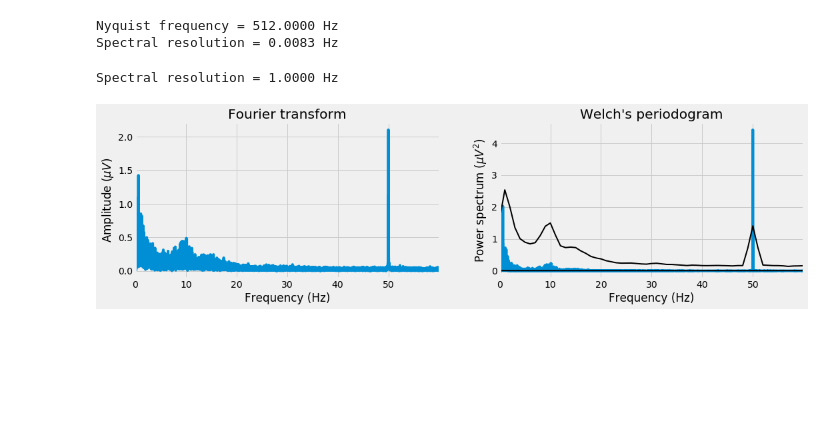
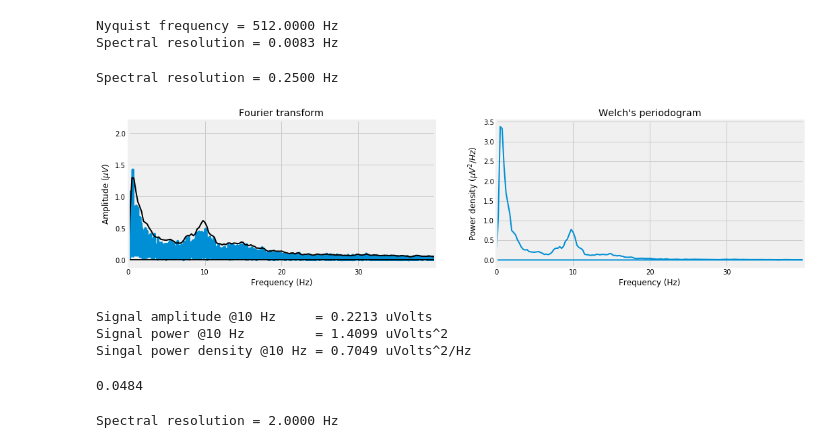
Before and after one commit to OrielBanne/myIPythonNotebooks, a Jupyter notebook: Signal_Processing/EEG example.ipynb, the cells around one changed output. Drawn from its saved outputs; the diff is of its cells as text; code cells hidden in the pictures; blank space fills up the shorter version.

Commit message:
modify Welch to account for densities

```diff
--- a/Signal_Processing/EEG example.ipynb
+++ b/Signal_Processing/EEG example.ipynb
@@ -47,49 +44,67 @@ Text(0.5, 0, 'Time (sec)')
 FourierCoeff = np.fft.fft(eeg)/eeg.size
 DC = [np.abs(FourierCoeff[0])]
 amp = np.concatenate((DC, 2*np.abs(FourierCoeff[1:])))
-power = np.power(amp,2)
 
 # compute frequencies vector until half the sampling rate
-Nyquist = sr/2.
+Nyquist = sr/2
 print('Nyquist frequency = %2.4f Hz'%Nyquist)
 Nsamples = int( math.floor(eeg.size/2) )
 hz = np.linspace(0, Nyquist, num = Nsamples + 1 )
+dhz = hz[1]
 print('Spectral resolution = %2.4f Hz'%hz[1])
 # %% [output]
 Nyquist frequency = 512.0000 Hz
 Spectral resolution = 0.0083 Hz
 # %%
 # Perform Welch's periodogram
-segment = int( sr)
+segment = int( sr*4 )
 myhann = signal.get_window('hann', segment)
 
 myparams = dict(fs = sr, nperseg = segment, window = myhann, noverlap = segment/2, scaling = 'spectrum', return_onesided = False)
 freq, ps = signal.welch(x = eeg, **myparams)# units uV**2
+ps = ps
+
+myparams2 = dict(fs = sr, nperseg = segment, window = myhann, noverlap = segment/2, scaling = 'density', return_onesided = False)
+freq, psd = signal.welch(x = eeg, **myparams)# units uV**2/Hz
+
+dHz = freq[1]
 print('Spectral resolution = %2.4f Hz'%freq[1])
 # %% [output]
-Spectral resolution = 1.0000 Hz
+Spectral resolution = 0.2500 Hz
 # %%
 # Plot the power spectrum
 
 fig, ax = plt.subplots(1, 2, figsize=(16, 4))
 
 ax[0].set_title("Fourier transform")
 ax[0].plot(hz,amp[:len(hz)])#, use_line_collection = True)
+ax[0].plot(freq, np.sqrt(ps/2), color='k', lw=2)
 ax[0].set_ylabel('Amplitude ($\mu V$)')
 
 ax[1].set_title("Welch's periodogram")
-ax[1].plot(hz,power[:len(hz)], color='C0')#, use_line_collection = True)
-ax[1].plot(freq, np.sqrt(ps), color='k', lw=2) # multiply by 2 the amplitudes to have the negative frequencies
-ax[1].set_ylabel('Power spectrum ($\mu V^2$)')
-
+ax[1].plot(freq, psd, color='C0', lw=2)#, use_line_collection = True)
+ax[1].set_ylabel('Power density ($\mu V^2/Hz$)')
 
 for myax in ax:
     myax.set_xlabel('Frequency (Hz)')
-    myax.set_xlim(0,60)
-    myticks = list(range(0,60,10))
+    myax.set_xlim(0,40)
+    myticks = list(range(0,40,10))
     myax.set_xticks(myticks)
 # %% [output]
-[figure, old version]
+[figure, new version]
+# %%
+# compute the signal at 10 Hz
+print('Signal amplitude @10 Hz     = %2.4f uVolts'%amp[int(10/dhz)])
+print('Signal power @10 Hz         = %2.4f uVolts^2'%ps[int(10/dHz)])
+print('Singal power density @10 Hz = %2.4f uVolts^2/Hz'%psd[int(10/dHz)])
+# %% [output]
+Signal amplitude @10 Hz     = 0.2213 uVolts
+Signal power @10 Hz         = 1.4099 uVolts^2
+Singal power density @10 Hz = 0.7049 uVolts^2/Hz
+# %%
+.22**2
+# %% [output]
+0.0484
 # %%
 # now we will analyze window lenghts of 500 ms in 25 ms steps.
 # Signals will overlap 475 ms
@@ -100,6 +115,8 @@ step = int(0.025*sr) # 25 points (or 25 ms)
 Nsamples = int( np.floor(WinLength/2) )
 hz = np.linspace(0,Nyquist, Nsamples + 1)
 print('Spectral resolution = %2.4f Hz'%hz[1])
+# %% [output]
+Spectral resolution = 2.0000 Hz
 # %%
 nsteps = int(np.floor ( (eeg.size - WinLength)/step) )
 print(eeg.size, nsteps)
```
Also changed, not shown: parts of 3 cells of this notebook, 1 other file.
